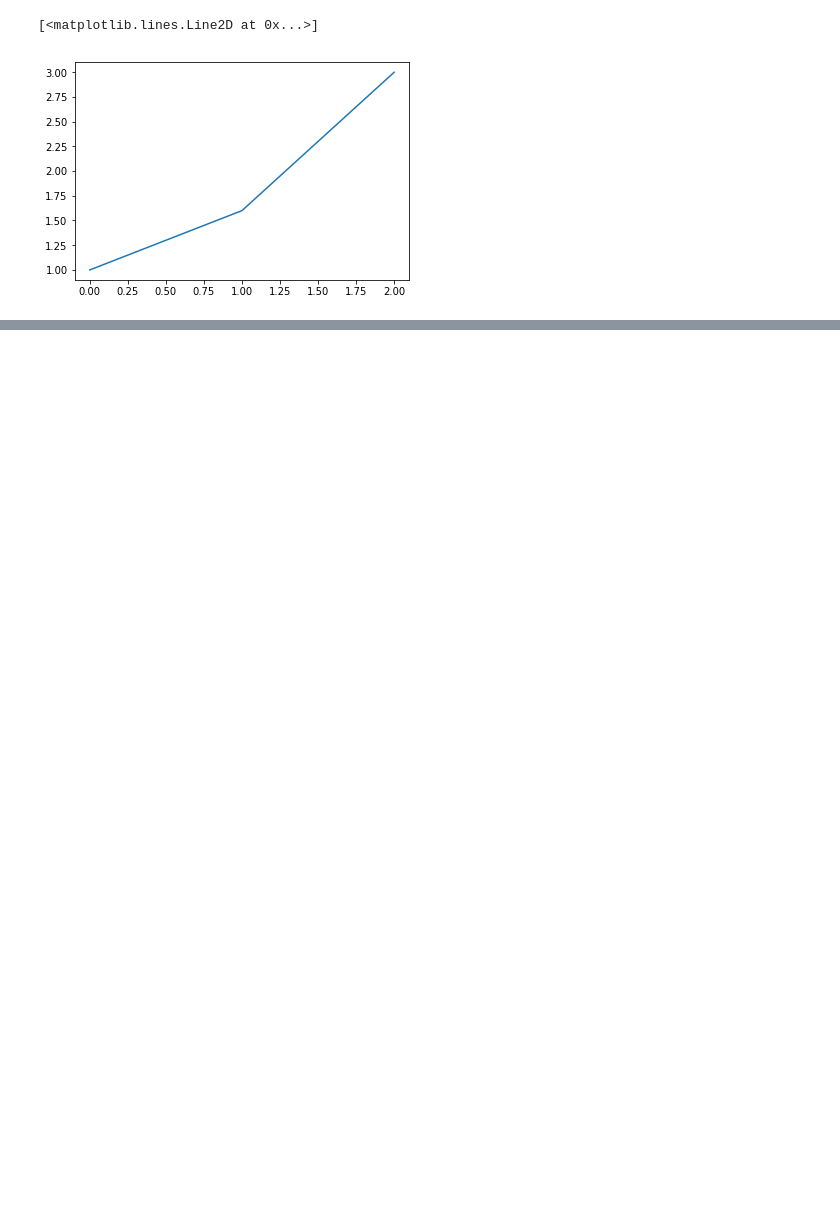
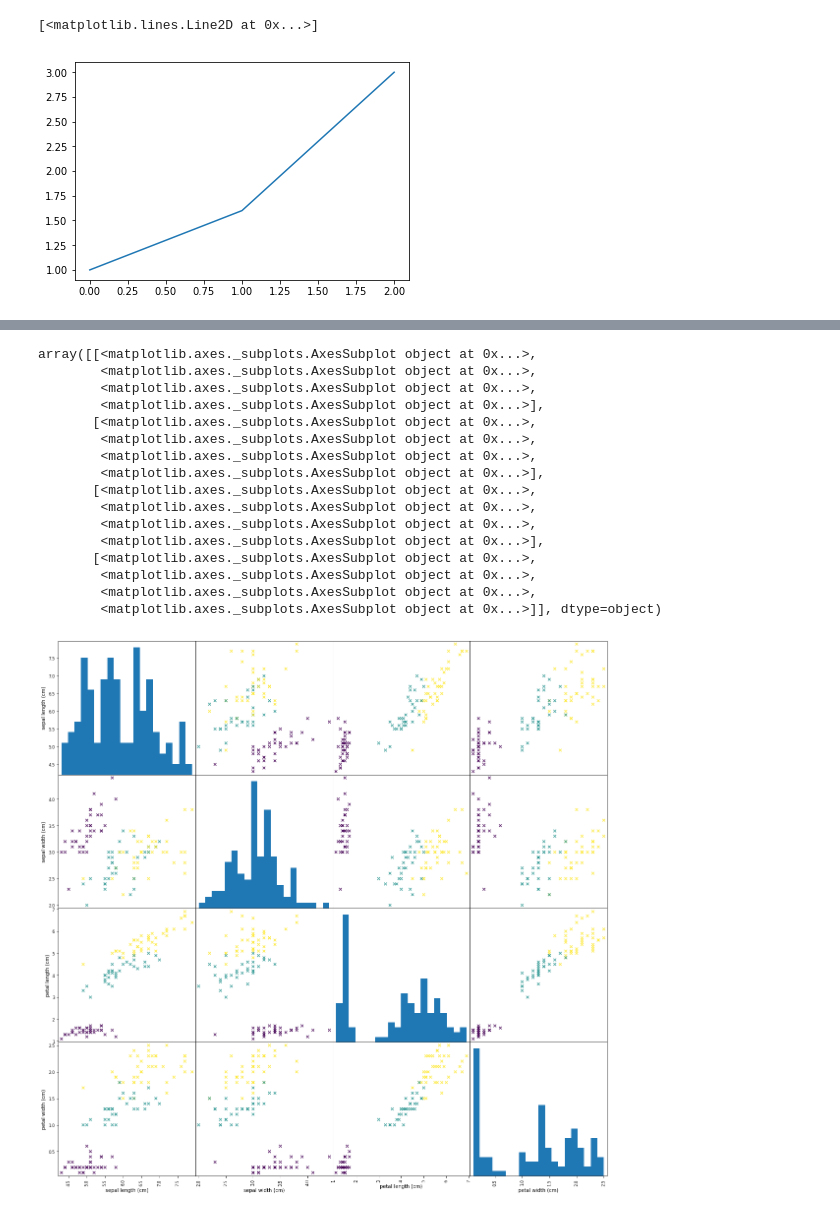
Before and after one commit to liweinan/machine-learning-practices, a Jupyter notebook: sandbox.ipynb, the cells around one changed output, grey strips where cells are left out. Cells and saved outputs as stored; diff of their text form; code cells hidden in the pictures; blank space fills up the shorter version.

```diff
--- a/sandbox.ipynb
+++ b/sandbox.ipynb
@@ -7,0 +121,20 @@ plt.plot([1,1.6,3])
+# %%
+pd.plotting.scatter_matrix(iris_dataframe, c=y_train, figsize=(20,20), marker='x', hist_kwds={'bins': 20}, s=30, alpha=.8)
+# %% [output]
+array([[<matplotlib.axes._subplots.AxesSubplot object at 0x...>,
+        <matplotlib.axes._subplots.AxesSubplot object at 0x...>,
+        <matplotlib.axes._subplots.AxesSubplot object at 0x...>,
+        <matplotlib.axes._subplots.AxesSubplot object at 0x...>],
+       [<matplotlib.axes._subplots.AxesSubplot object at 0x...>,
+        <matplotlib.axes._subplots.AxesSubplot object at 0x...>,
+        <matplotlib.axes._subplots.AxesSubplot object at 0x...>,
+        <matplotlib.axes._subplots.AxesSubplot object at 0x...>],
+       [<matplotlib.axes._subplots.AxesSubplot object at 0x...>,
+        <matplotlib.axes._subplots.AxesSubplot object at 0x...>,
+        <matplotlib.axes._subplots.AxesSubplot object at 0x...>,
+        <matplotlib.axes._subplots.AxesSubplot object at 0x...>],
+       [<matplotlib.axes._subplots.AxesSubplot object at 0x...>,
+        <matplotlib.axes._subplots.AxesSubplot object at 0x...>,
+        <matplotlib.axes._subplots.AxesSubplot object at 0x...>,
+        <matplotlib.axes._subplots.AxesSubplot object at 0x...>]], dtype=object)
+[figure, added]
```
Also changed, not shown: parts of 37 cells of this notebook, 2 other files.
